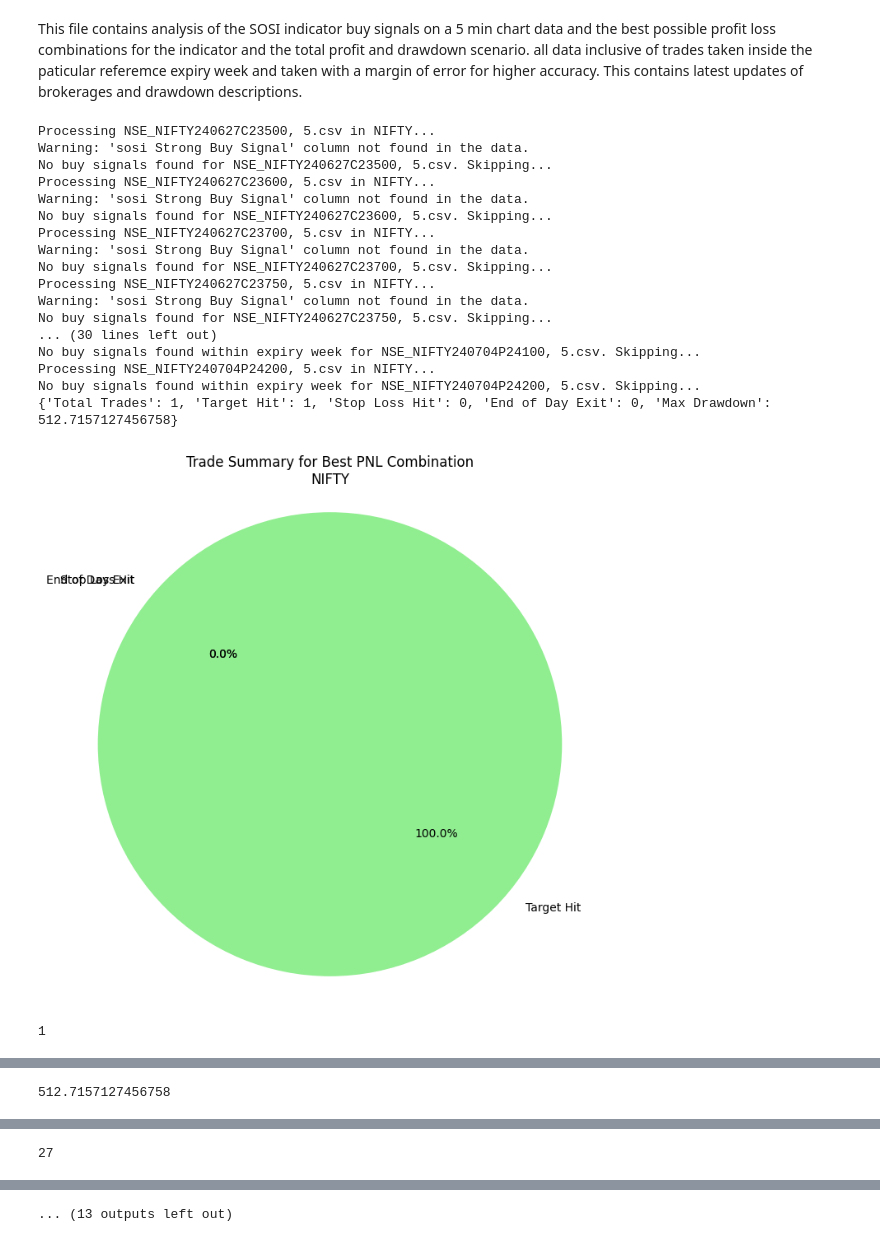
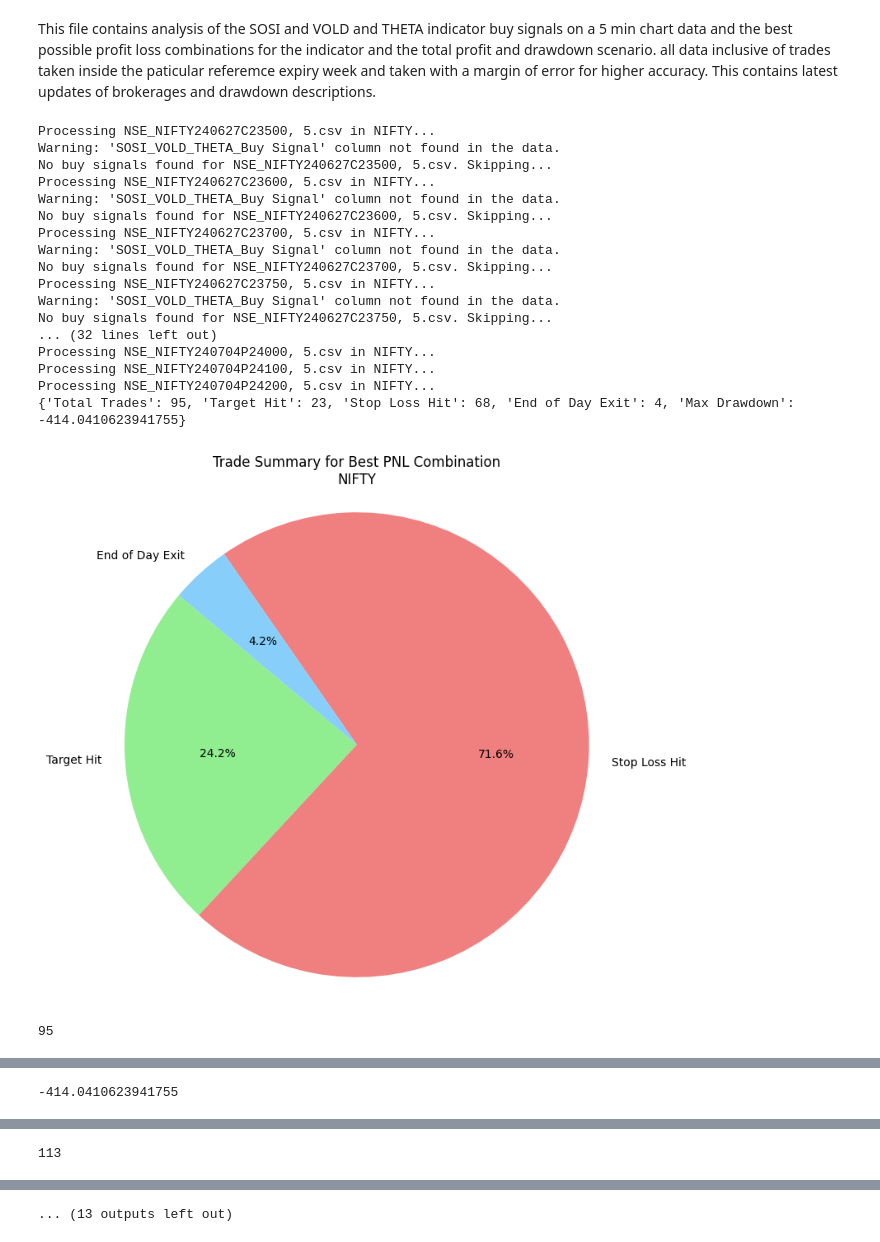
Before and after one commit to MinorLeopard/OptionChartAnalysis, a Jupyter notebook: AutomatedSOSIExpiryWeekAnalysis5min.ipynb, the cells around one changed output, grey strips where cells are left out. Drawn from its saved outputs; the diff is of its cells as text; code cells hidden in the pictures.

Commit message:
Added new Indicator SOSI with VOLD data and Theta and reports

```diff
--- a/AutomatedSOSIExpiryWeekAnalysis5min.ipynb
+++ b/AutomatedSOSIExpiryWeekAnalysis5min.ipynb
@@ -1,5 +1,5 @@
 # %% [markdown]
-This file contains analysis of the SOSI indicator buy signals on a 5 min chart data and the best possible profit loss combinations for the indicator and the total profit and drawdown scenario.
+This file contains analysis of the SOSI and VOLD and THETA indicator buy signals on a 5 min chart data and the best possible profit loss combinations for the indicator and the total profit and drawdown scenario.
 all data inclusive of trades taken inside the paticular referemce expiry week and taken with a margin of error for higher accuracy.
 This contains latest updates of brokerages and drawdown descriptions.
 # %%
@@ -10,10 +10,10 @@ import seaborn as sns
 
 # Function to filter buy signals from the 5-minute chart data
 def filter_signals(data):
-    if 'Strong Buy Signal' not in data.columns:
-        print("Warning: 'sosi Strong Buy Signal' column not found in the data.")
+    if 'SOSI_VOLD_THETA_Buy Signal' not in data.columns:
+        print("Warning: 'SOSI_VOLD_THETA_Buy Signal' column not found in the data.")
         return pd.DataFrame()  # Return an empty DataFrame if the column is not found
-    buy_signals = data[(data['Strong Buy Signal'] == True)]
+    buy_signals = data[(data['SOSI_VOLD_THETA_Buy Signal'] == True)]
     return buy_signals
 
 # Function to calculate charges
@@ -284,40 +284,40 @@ for directory in directories:
     plt.xlabel("Profit Target")
     plt.ylabel("Stop Loss")
     plt.show()
     plt.savefig(f'Outputs/DayTrade/SOSI/5min/{folder_name}/{folder_name}_heatmap.png')
     plt.close()
 
     # Plot the bar chart for top 40 combinations
     plt.figure(figsize=(12, 8))
     plt.barh(top_40_combinations['Profit Target'].astype(str) + " / " + top_40_combinations['Stop Loss'].astype(str),
              top_40_combinations['Total Profit'], color='skyblue')
     plt.xlabel('Total Profit')
     plt.ylabel('Profit Target / Stop Loss')
     plt.title(f'Top 40 Profit Target and Stop Loss Combinations\n{folder_name}')
     plt.gca().invert_yaxis()  # To display the highest
     plt.tight_layout()
     plt.show()
     plt.savefig(f'Outputs/DayTrade/SOSI/5min/{folder_name}/{folder_name}_top_40_combinations.png')
     plt.close()
 
 print("Analysis complete.")
 # %% [output]
 Processing NSE_NIFTY240627C23500, 5.csv in NIFTY...
-Warning: 'sosi Strong Buy Signal' column not found in the data.
+Warning: 'SOSI_VOLD_THETA_Buy Signal' column not found in the data.
 No buy signals found for NSE_NIFTY240627C23500, 5.csv. Skipping...
 Processing NSE_NIFTY240627C23600, 5.csv in NIFTY...
-Warning: 'sosi Strong Buy Signal' column not found in the data.
+Warning: 'SOSI_VOLD_THETA_Buy Signal' column not found in the data.
 No buy signals found for NSE_NIFTY240627C23600, 5.csv. Skipping...
 Processing NSE_NIFTY240627C23700, 5.csv in NIFTY...
-Warning: 'sosi Strong Buy Signal' column not found in the data.
+Warning: 'SOSI_VOLD_THETA_Buy Signal' column not found in the data.
 No buy signals found for NSE_NIFTY240627C23700, 5.csv. Skipping...
 Processing NSE_NIFTY240627C23750, 5.csv in NIFTY...
-Warning: 'sosi Strong Buy Signal' column not found in the data.
+Warning: 'SOSI_VOLD_THETA_Buy Signal' column not found in the data.
 No buy signals found for NSE_NIFTY240627C23750, 5.csv. Skipping...
-... (30 lines left out)
-No buy signals found within expiry week for NSE_NIFTY240704P24100, 5.csv. Skipping...
+... (32 lines left out)
+Processing NSE_NIFTY240704P24000, 5.csv in NIFTY...
+Processing NSE_NIFTY240704P24100, 5.csv in NIFTY...
 Processing NSE_NIFTY240704P24200, 5.csv in NIFTY...
-No buy signals found within expiry week for NSE_NIFTY240704P24200, 5.csv. Skipping...
-{'Total Trades': 1, 'Target Hit': 1, 'Stop Loss Hit': 0, 'End of Day Exit': 0, 'Max Drawdown': 512.7157127456758}
+{'Total Trades': 95, 'Target Hit': 23, 'Stop Loss Hit': 68, 'End of Day Exit': 4, 'Max Drawdown': -414.0410623941755}
-[figure, old version]
+[figure, new version]
-1
+95
@@ -325 +325 @@ No buy signals found within expiry week for NSE_NIFTY240704P24200, 5.csv. Skippi
-512.7157127456758
+-414.0410623941755
@@ -341 +347 @@ Processing NSE_BANKNIFTY240703P53000, 5.csv in BANKNIFTY...
-27
+113
```
Also changed, not shown: parts of 1 cell of this notebook, 3 other files.
